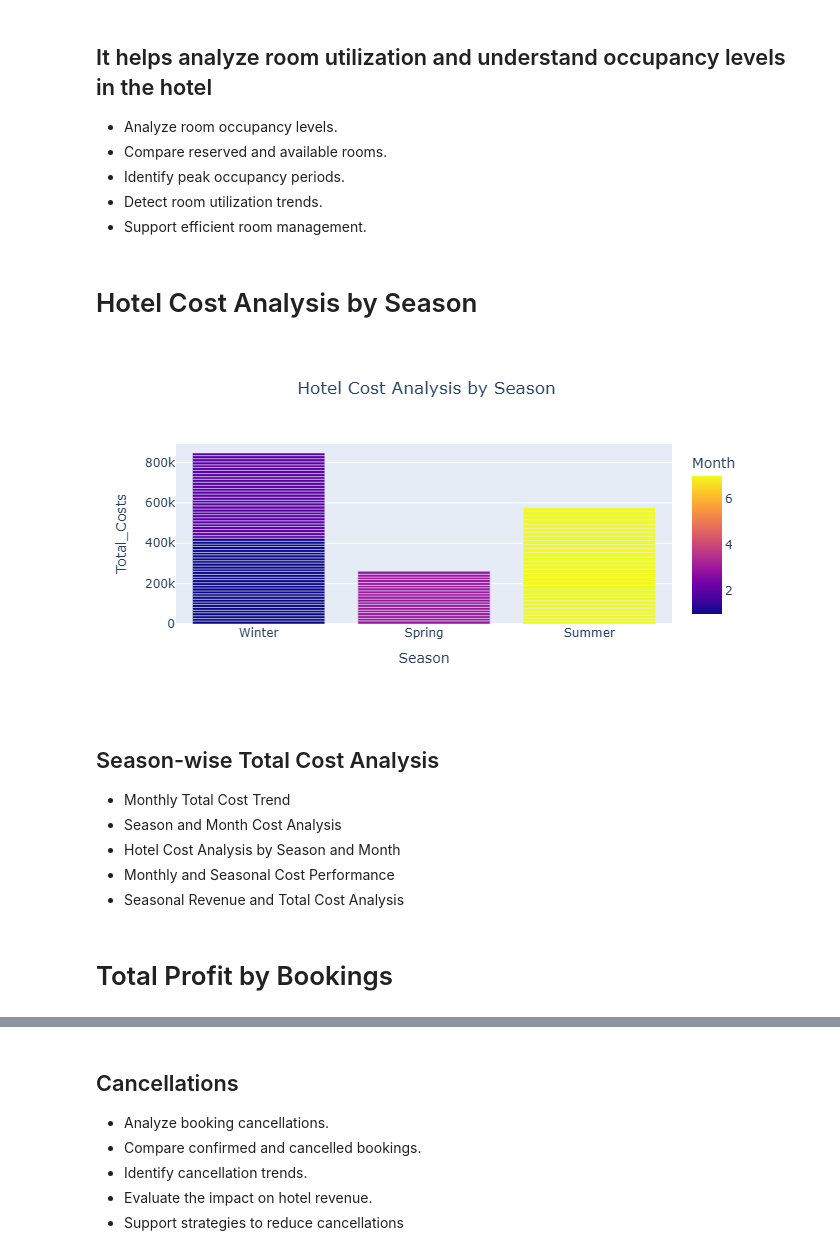
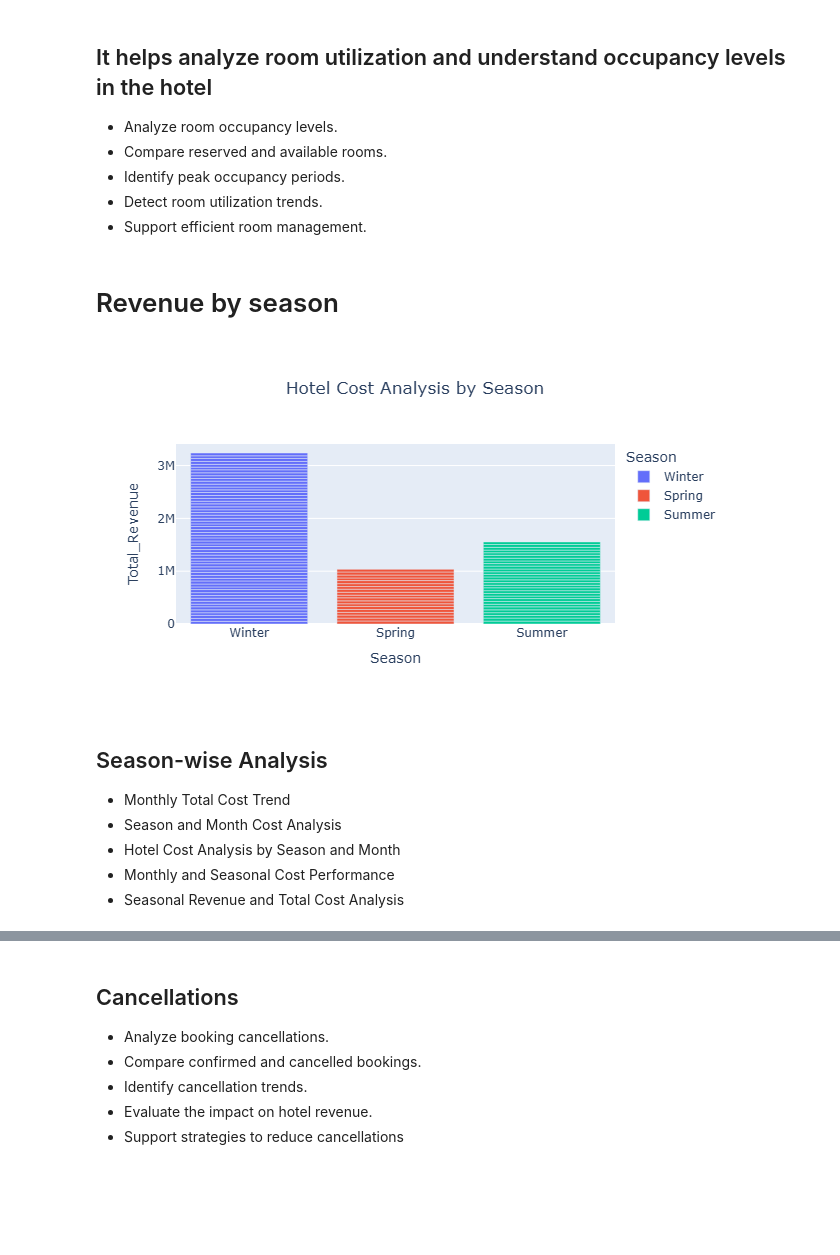
Before and after one commit to harmalmarwaha-lgtm/Hotel-Revenue-Dashboard, a Jupyter notebook: Data cleaning and preprocessing.ipynb, the cells around one changed output, grey strips where cells are left out. Saved outputs shown, nothing was run; the diff lists cells and outputs as text; code cells hidden in the pictures; blank space fills up the shorter version.

```diff
--- a/Data cleaning and preprocessing.ipynb
+++ b/Data cleaning and preprocessing.ipynb
@@ -467,19 +468,17 @@ fig.show()
 - Detect room utilization trends.
 - Support efficient room management.
 # %% [markdown]
-#  Hotel Cost Analysis by Season
+#  Revenue by season
 # %%
-fig = px.bar(df,x="Season",y="Total_Costs",color="Month",title="Hotel Cost Analysis by Season")
+fig = px.bar(df,x="Season",y="Total_Revenue",color="Season",title="Hotel Cost Analysis by Season")
 fig.update_layout(title_x=0.5)
 fig.show()
 # %% [output]
-[figure, old version]
+[figure, new version]
 # %% [markdown]
-## Season-wise Total Cost Analysis
+## Season-wise Analysis
 - Monthly Total Cost Trend
 - Season and Month Cost Analysis
 - Hotel Cost Analysis by Season and Month
 - Monthly and Seasonal Cost Performance
 - Seasonal Revenue and Total Cost Analysis
-# %% [markdown]
-# Total Profit by Bookings
```
Also changed, not shown: parts of 34 cells of this notebook.
